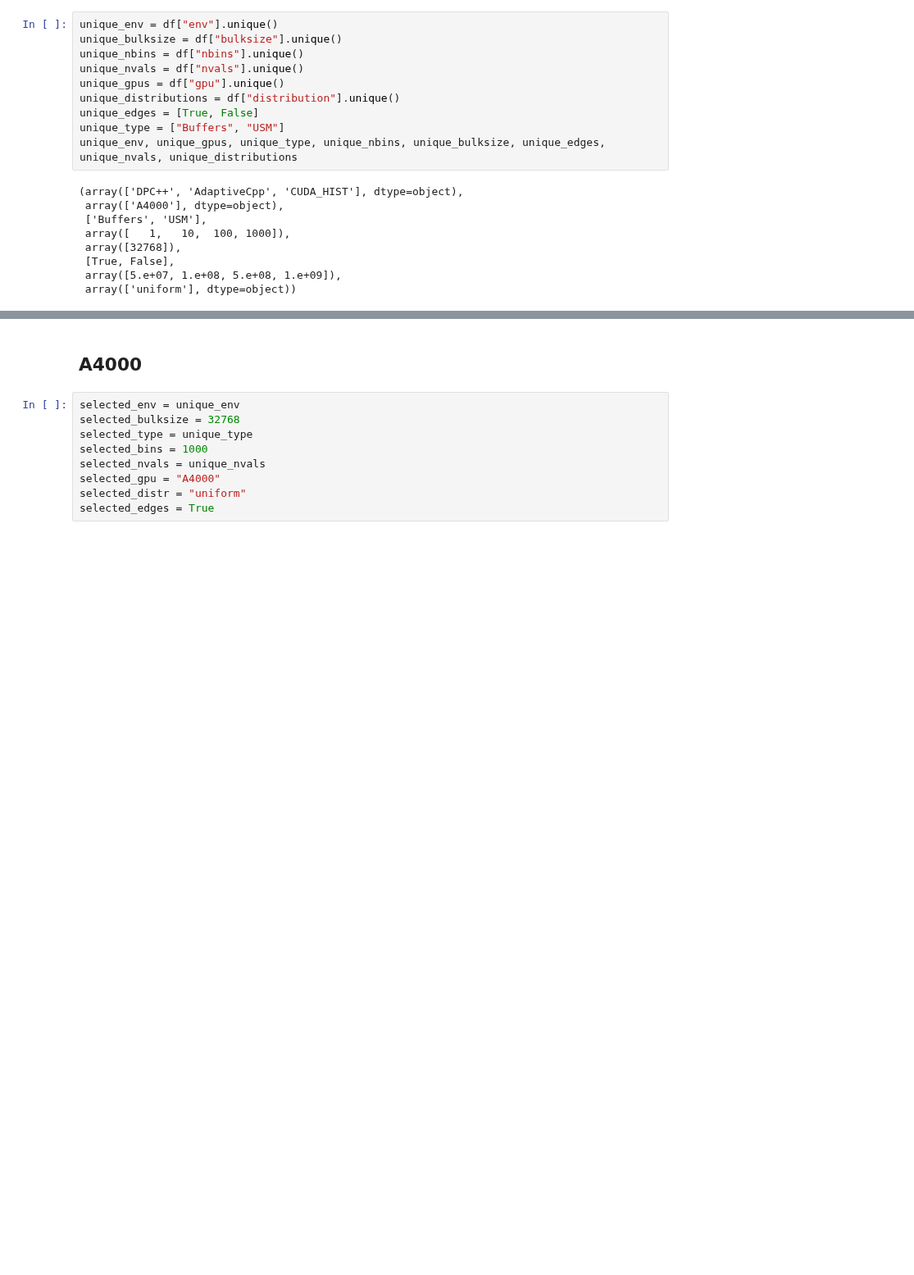
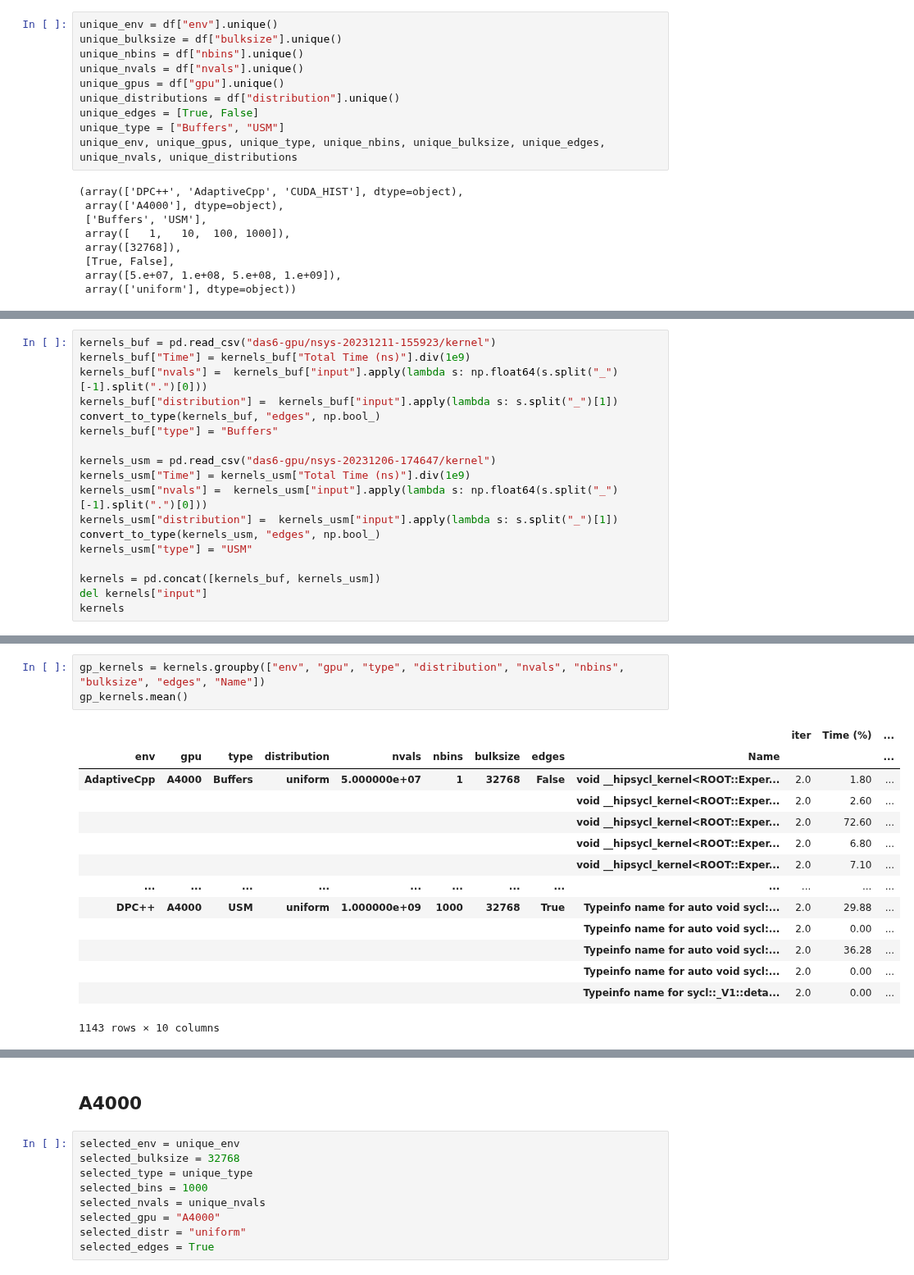
Before and after one commit to jolly-chen/msc-project, a Jupyter notebook: gpu-synchronous/sycl_paper.ipynb, the cells around one changed output, grey strips where cells are left out. Shown at 82% size. Saved outputs shown, nothing was run; the diff lists cells and outputs as text; blank space fills up the shorter version.

```diff
--- a/gpu-synchronous/sycl_paper.ipynb
+++ b/gpu-synchronous/sycl_paper.ipynb
@@ -96,0 +147,18 @@ unique_env, unique_gpus, unique_type, unique_nbins, unique_bulksize, unique_edge
+# %%
+kernels_buf = pd.read_csv("das6-gpu/nsys-20231211-155923/kernel")
+kernels_buf["Time"] = kernels_buf["Total Time (ns)"].div(1e9)
+kernels_buf["nvals"] =  kernels_buf["input"].apply(lambda s: np.float64(s.split("_")[-1].split(".")[0]))
+kernels_buf["distribution"] =  kernels_buf["input"].apply(lambda s: s.split("_")[1])
+convert_to_type(kernels_buf, "edges", np.bool_)
+kernels_buf["type"] = "Buffers"
+
+kernels_usm = pd.read_csv("das6-gpu/nsys-20231206-174647/kernel")
+kernels_usm["Time"] = kernels_usm["Total Time (ns)"].div(1e9)
+kernels_usm["nvals"] =  kernels_usm["input"].apply(lambda s: np.float64(s.split("_")[-1].split(".")[0]))
+kernels_usm["distribution"] =  kernels_usm["input"].apply(lambda s: s.split("_")[1])
+convert_to_type(kernels_usm, "edges", np.bool_)
+kernels_usm["type"] = "USM"
+
+kernels = pd.concat([kernels_buf, kernels_usm])
+del kernels["input"]
+kernels
@@ -96,0 +179,18 @@ unique_env, unique_gpus, unique_type, unique_nbins, unique_bulksize, unique_edge
+# %%
+gp_kernels = kernels.groupby(["env", "gpu", "type", "distribution", "nvals", "nbins", "bulksize", "edges", "Name"])
+gp_kernels.mean()
+# %% [output]
+|  |  |  |  |  |  |  |  |  | iter | Time (%) | ... |
+| env | gpu | type | distribution | nvals | nbins | bulksize | edges | Name |  |  | ... |
+| AdaptiveCpp | A4000 | Buffers | uniform | 5.000000e+07 | 1 | 32768 | False | void __hipsycl_kernel<ROOT::Exper... | 2.0 | 1.80 | ... |
+|  |  |  |  |  |  |  |  | void __hipsycl_kernel<ROOT::Exper... | 2.0 | 2.60 | ... |
+|  |  |  |  |  |  |  |  | void __hipsycl_kernel<ROOT::Exper... | 2.0 | 72.60 | ... |
+|  |  |  |  |  |  |  |  | void __hipsycl_kernel<ROOT::Exper... | 2.0 | 6.80 | ... |
+|  |  |  |  |  |  |  |  | void __hipsycl_kernel<ROOT::Exper... | 2.0 | 7.10 | ... |
+| ... | ... | ... | ... | ... | ... | ... | ... | ... | ... | ... | ... |
+| DPC++ | A4000 | USM | uniform | 1.000000e+09 | 1000 | 32768 | True | Typeinfo name for auto void sycl:... | 2.0 | 29.88 | ... |
+|  |  |  |  |  |  |  |  | Typeinfo name for auto void sycl:... | 2.0 | 0.00 | ... |
+|  |  |  |  |  |  |  |  | Typeinfo name for auto void sycl:... | 2.0 | 36.28 | ... |
+|  |  |  |  |  |  |  |  | Typeinfo name for auto void sycl:... | 2.0 | 0.00 | ... |
+|  |  |  |  |  |  |  |  | Typeinfo name for sycl::_V1::deta... | 2.0 | 0.00 | ... |
+1143 rows × 10 columns
```
Also changed, not shown: parts of 6 cells of this notebook.
